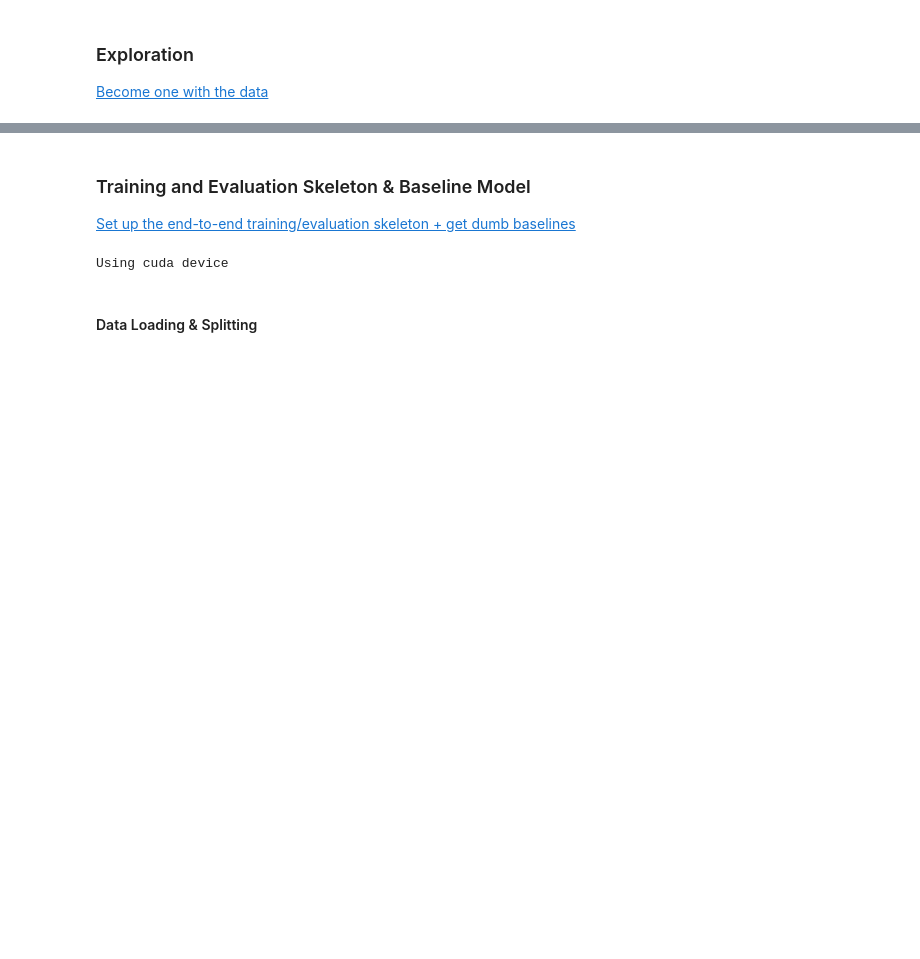
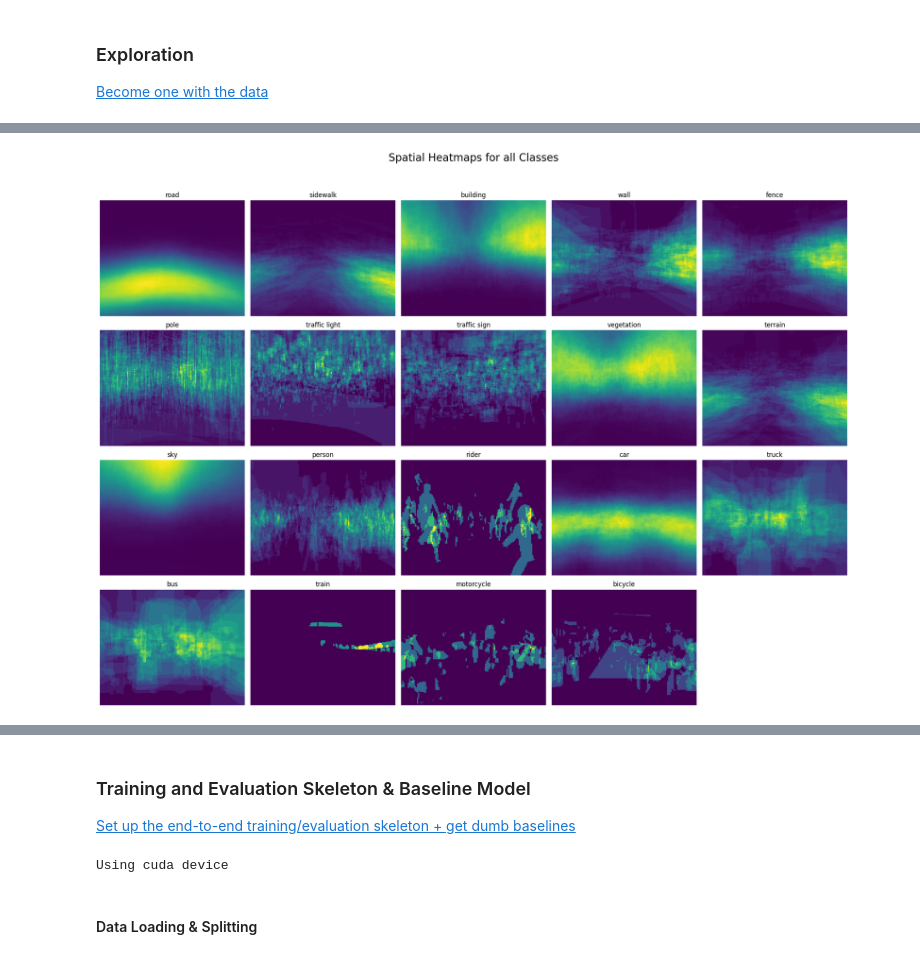
Before and after one commit to okaynils/fhnw-ds-dlbs, a Jupyter notebook: main.ipynb, the cells around one changed output, grey strips where cells are left out. Cells and saved outputs as stored; diff of their text form; code cells hidden in the pictures; blank space fills up the shorter version.

```diff
--- a/main.ipynb
+++ b/main.ipynb
@@ -68,0 +193,48 @@ plt.show()
+# %%
+import os
+import numpy as np
+import matplotlib.pyplot as plt
+from PIL import Image
+import random
+import seaborn as sns
+from tqdm import tqdm
+
+label_folder = paths['train']['labels_folder']
+
+target_width, target_height = 128, 228
+N_SAMPLES = 1000
+
+heatmaps = {class_id: np.zeros((target_height, target_width), dtype=np.float32) for class_id in class_dict.keys()}
+
+for class_id, class_name in tqdm(class_dict.items(), desc="Processing Classes"):
+    all_files = [f for f in os.listdir(label_folder) if f.endswith('.png')]
+    sampled_files = random.sample(all_files, min(N_SAMPLES, len(all_files)))
+
+    for file in tqdm(sampled_files, desc=f"Sampling {class_name}", leave=False):
+        label_path = os.path.join(label_folder, file)
+        with Image.open(label_path) as img:
+            label = np.array(img)
+
+            label_resized = np.array(Image.fromarray(label).resize((target_width, target_height), Image.NEAREST))
+
+            mask = (label_resized == class_id)
+            heatmaps[class_id] += mask.astype(np.float32)
+
+    heatmaps[class_id] /= len(sampled_files)
+
+fig, axs = plt.subplots(4, 5, figsize=(20, 15))
+fig.suptitle("Spatial Heatmaps for all Classes", fontsize=20)
+
+for class_id, class_name in class_dict.items():
+    ax = axs[class_id // 5, class_id % 5]
+    sns.heatmap(heatmaps[class_id], ax=ax, cmap="viridis", cbar=False)
+    ax.set_title(class_name)
+    ax.axis('off')
+
+for i in range(len(class_dict), 4 * 5):
+    fig.delaxes(axs[i // 5, i % 5])
+
+plt.tight_layout(rect=[0, 0, 1, 0.95])
+plt.show()
+# %% [output]
+[figure, added]
```
Also changed, not shown: parts of 17 cells of this notebook.
